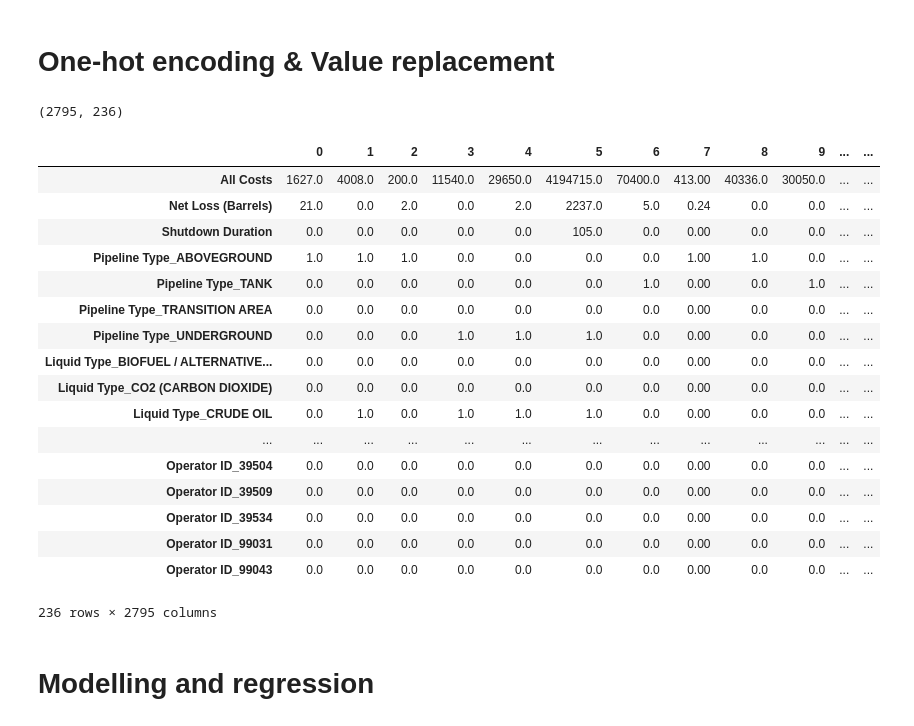
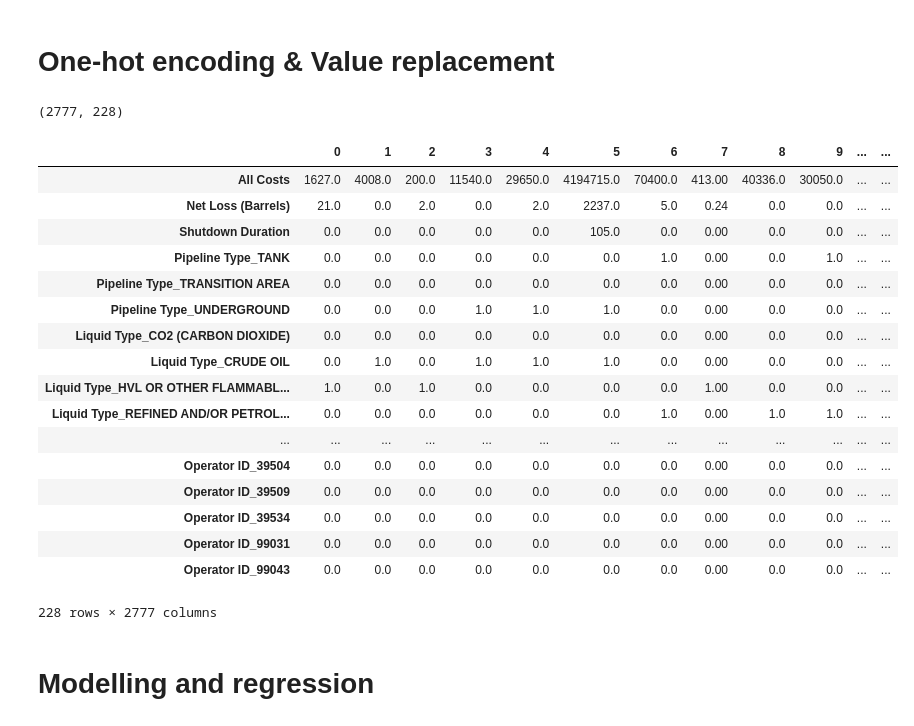
Before and after one commit to AlbandeB/Python-project, a Jupyter notebook: Pipeline Accident Cost Prediction Project.ipynb, the cells around one changed output. Cells and saved outputs as stored; diff of their text form; code cells hidden in the pictures.

```diff
--- a/Pipeline Accident Cost Prediction Project.ipynb
+++ b/Pipeline Accident Cost Prediction Project.ipynb
@@ -386,8 +386,7 @@ for col in range(len(df.columns)):
 34 All Costs
 35 Shutdown Duration
 # %%
-newdf = df[df.columns[s[:,]]].copy()
-print(newdf.shape)
-newdf.head()
+df_selected = df[df.columns[s[:,]]].copy()
+print(df_selected.shape)
 # %% [output]
 (2795, 9)
@@ -399,0 +393,6 @@ newdf.head()
+# %%
+# There are 18 NaNs in Pipeline Type column
+df_selected["Pipeline Type"].isna().sum()
+
+# Delete those 18 rows
+df_selected2 = df_selected[df_selected["Pipeline Type"].isna() == False]
@@ -425,54 +437,56 @@ Increasing number of outliers and exclude them from dataset tends to strengthen
 # %%
 from sklearn.preprocessing import LabelBinarizer
 lb = LabelBinarizer()
 
+newdf = df_selected2
+
 # One-hot encoding
-Pipeline_Type_dum = pd.get_dummies(newdf['Pipeline Type'], prefix='Pipeline Type')
+Pipeline_Type_dum = pd.get_dummies(newdf['Pipeline Type'], prefix='Pipeline Type', drop_first=True)
 newdf = pd.concat([newdf, Pipeline_Type_dum], axis=1)
 newdf = newdf.drop(['Pipeline Type'], axis=1)
 
-Liquid_Type_dum = pd.get_dummies(newdf['Liquid Type'], prefix='Liquid Type')
+Liquid_Type_dum = pd.get_dummies(newdf['Liquid Type'], prefix='Liquid Type', drop_first=True)
 newdf = pd.concat([newdf, Liquid_Type_dum], axis=1)
 newdf = newdf.drop(['Liquid Type'], axis=1)
 
-Cause_Category_dum = pd.get_dummies(newdf['Cause Category'], prefix='Cause Category')
+Cause_Category_dum = pd.get_dummies(newdf['Cause Category'], prefix='Cause Category', drop_first=True)
 newdf = pd.concat([newdf, Cause_Category_dum], axis=1)
 newdf = newdf.drop(['Cause Category'], axis=1)
 
-Ignition_dum = pd.get_dummies(newdf['Liquid Ignition'], prefix='Liquid Ignition').replace({0:1, 1:0})
+Ignition_dum = pd.get_dummies(newdf['Liquid Ignition'], prefix='Liquid Ignition', drop_first=True)
 newdf = pd.concat([newdf, Ignition_dum], axis=1)
 newdf = newdf.drop(['Liquid Ignition'], axis=1)
 
-Explosion_dum = pd.get_dummies(newdf['Liquid Explosion'], prefix='Liquid Explosion').replace({0:1, 1:0})
+Explosion_dum = pd.get_dummies(newdf['Liquid Explosion'], prefix='Liquid Explosion', drop_first=True)
 newdf = pd.concat([newdf, Explosion_dum], axis=1)
 newdf = newdf.drop(['Liquid Explosion'], axis=1)
 
-Operator_ID_dum = pd.get_dummies(newdf['Operator ID'], prefix='Operator ID')
+Operator_ID_dum = pd.get_dummies(newdf['Operator ID'], prefix='Operator ID', drop_first=True)
 newdf = pd.concat([newdf, Operator_ID_dum], axis=1)
 newdf = newdf.drop(['Operator ID'], axis=1)
 
 print(newdf.shape)
 newdf.T
 # %% [output]
-(2795, 236)
+(2777, 228)
 |  | 0 | 1 | 2 | 3 | 4 | 5 | 6 | 7 | 8 | 9 | ... | ... |
 | All Costs | 1627.0 | 4008.0 | 200.0 | 11540.0 | 29650.0 | 4194715.0 | 70400.0 | 413.00 | 40336.0 | 30050.0 | ... | ... |
 | Net Loss (Barrels) | 21.0 | 0.0 | 2.0 | 0.0 | 2.0 | 2237.0 | 5.0 | 0.24 | 0.0 | 0.0 | ... | ... |
 | Shutdown Duration | 0.0 | 0.0 | 0.0 | 0.0 | 0.0 | 105.0 | 0.0 | 0.00 | 0.0 | 0.0 | ... | ... |
-| Pipeline Type_ABOVEGROUND | 1.0 | 1.0 | 1.0 | 0.0 | 0.0 | 0.0 | 0.0 | 1.00 | 1.0 | 0.0 | ... | ... |
 | Pipeline Type_TANK | 0.0 | 0.0 | 0.0 | 0.0 | 0.0 | 0.0 | 1.0 | 0.00 | 0.0 | 1.0 | ... | ... |
 | Pipeline Type_TRANSITION AREA | 0.0 | 0.0 | 0.0 | 0.0 | 0.0 | 0.0 | 0.0 | 0.00 | 0.0 | 0.0 | ... | ... |
 | Pipeline Type_UNDERGROUND | 0.0 | 0.0 | 0.0 | 1.0 | 1.0 | 1.0 | 0.0 | 0.00 | 0.0 | 0.0 | ... | ... |
-| Liquid Type_BIOFUEL / ALTERNATIVE... | 0.0 | 0.0 | 0.0 | 0.0 | 0.0 | 0.0 | 0.0 | 0.00 | 0.0 | 0.0 | ... | ... |
 | Liquid Type_CO2 (CARBON DIOXIDE) | 0.0 | 0.0 | 0.0 | 0.0 | 0.0 | 0.0 | 0.0 | 0.00 | 0.0 | 0.0 | ... | ... |
 | Liquid Type_CRUDE OIL | 0.0 | 1.0 | 0.0 | 1.0 | 1.0 | 1.0 | 0.0 | 0.00 | 0.0 | 0.0 | ... | ... |
+| Liquid Type_HVL OR OTHER FLAMMABL... | 1.0 | 0.0 | 1.0 | 0.0 | 0.0 | 0.0 | 0.0 | 1.00 | 0.0 | 0.0 | ... | ... |
+| Liquid Type_REFINED AND/OR PETROL... | 0.0 | 0.0 | 0.0 | 0.0 | 0.0 | 0.0 | 1.0 | 0.00 | 1.0 | 1.0 | ... | ... |
 | ... | ... | ... | ... | ... | ... | ... | ... | ... | ... | ... | ... | ... |
 | Operator ID_39504 | 0.0 | 0.0 | 0.0 | 0.0 | 0.0 | 0.0 | 0.0 | 0.00 | 0.0 | 0.0 | ... | ... |
 | Operator ID_39509 | 0.0 | 0.0 | 0.0 | 0.0 | 0.0 | 0.0 | 0.0 | 0.00 | 0.0 | 0.0 | ... | ... |
 | Operator ID_39534 | 0.0 | 0.0 | 0.0 | 0.0 | 0.0 | 0.0 | 0.0 | 0.00 | 0.0 | 0.0 | ... | ... |
 | Operator ID_99031 | 0.0 | 0.0 | 0.0 | 0.0 | 0.0 | 0.0 | 0.0 | 0.00 | 0.0 | 0.0 | ... | ... |
 | Operator ID_99043 | 0.0 | 0.0 | 0.0 | 0.0 | 0.0 | 0.0 | 0.0 | 0.00 | 0.0 | 0.0 | ... | ... |
-236 rows × 2795 columns
+228 rows × 2777 columns
 # %% [markdown]
 # Modelling and regression
 # %%
```
Also changed, not shown: parts of 30 cells of this notebook.
